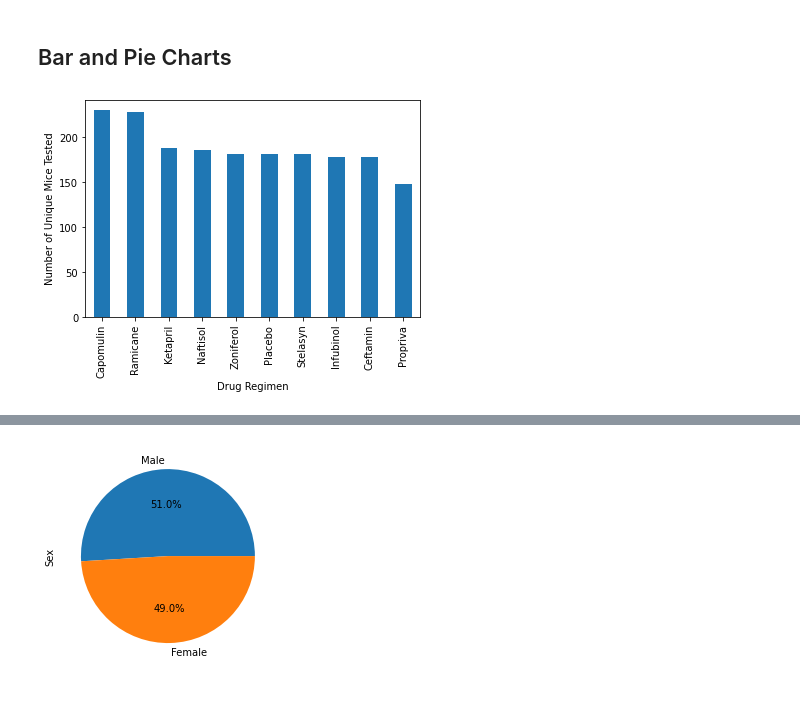
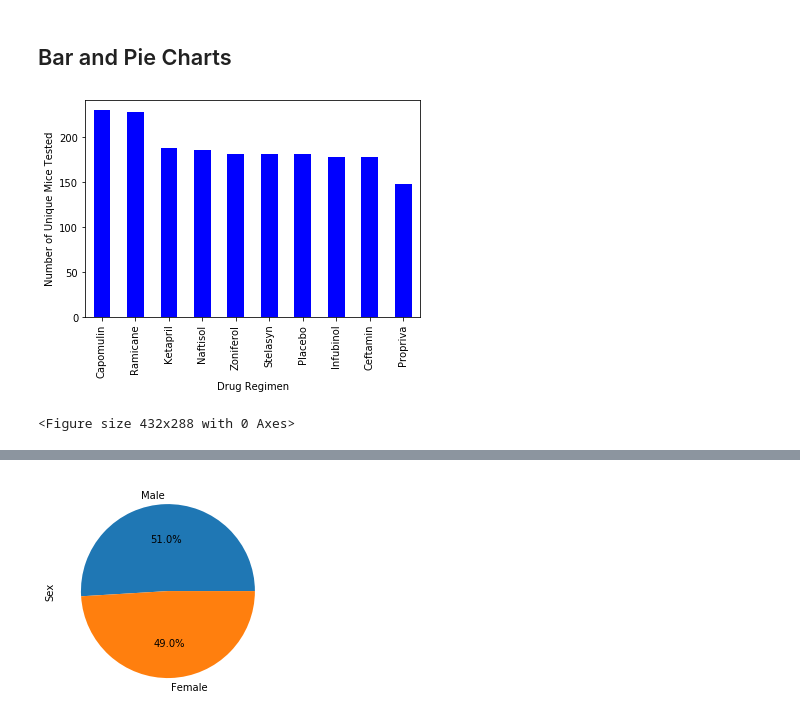
Before and after one commit to meaganmb/matplotlib-challenge, a Jupyter notebook: pymaceuticals_starter.ipynb, the cells around one changed output, grey strips where cells are left out. Cells and saved outputs as stored; diff of their text form; code cells hidden in the pictures.

```diff
--- a/pymaceuticals_starter.ipynb
+++ b/pymaceuticals_starter.ipynb
@@ -152,5 +151,16 @@ without_duplicate_df.groupby("Drug Regimen").agg({"Tumor Volume (mm3)" : ['mean'
 ## Bar and Pie Charts
 # %%
 # Generate a bar plot showing the total number of unique mice tested on each drug regimen using pandas.
+drug_data = without_duplicate_df["Drug Regimen"].value_counts()
+drug_data.plot(kind="bar", facecolor="blue")
+
+# Set textual properties
+plt.ylabel("Number of Unique Mice Tested")
+plt.xlabel("Drug Regimen")
+
+# Show plot
+plt.show()
+plt.tight_layout()
 # %% [output]
-[figure, old version]
+[figure, new version]
+<Figure size 432x288 with 0 Axes>
```
Also changed, not shown: parts of 8 cells of this notebook.
